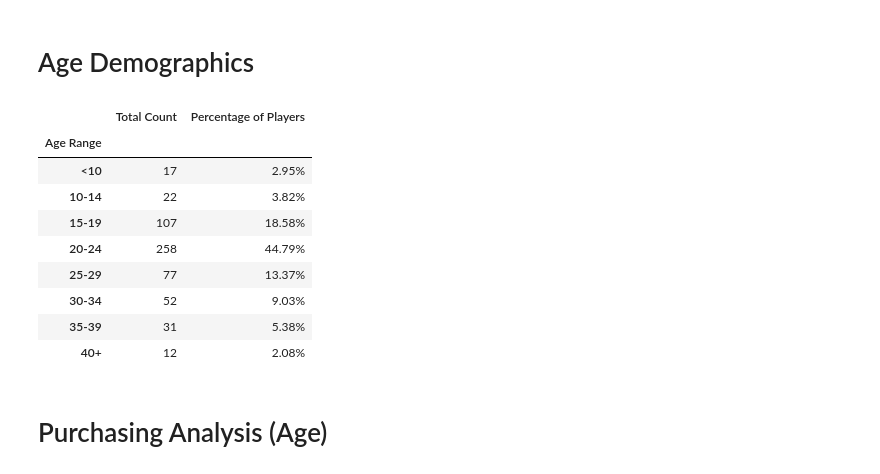
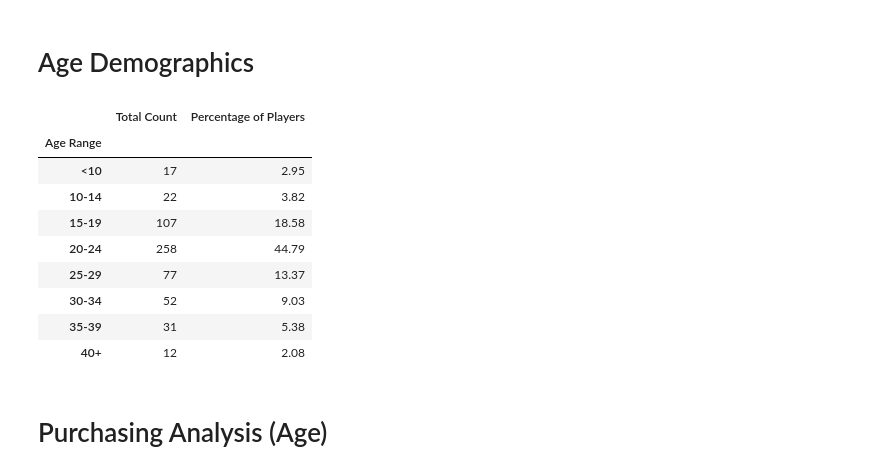
Before and after one commit to IIVIIIII/Heroes_of_Pymoli, a Jupyter notebook: HeroesOfPymoli/HeroesOfPymoli.ipynb, the cells around one changed output. Cells and saved outputs as stored; diff of their text form; code cells hidden in the pictures.

```diff
--- a/HeroesOfPymoli/HeroesOfPymoli.ipynb
+++ b/HeroesOfPymoli/HeroesOfPymoli.ipynb
@@ -131,49 +131,49 @@ to_10_df = hop_df.loc[hop_df["Age Range"] == "<10",:]
 to_14_df = hop_df.loc[hop_df["Age Range"] == "10-14",:]
 to_19_df = hop_df.loc[hop_df["Age Range"] == "15-19",:]
 to_24_df = hop_df.loc[hop_df["Age Range"] == "20-24",:]
 to_29_df = hop_df.loc[hop_df["Age Range"] == "25-29",:]
 to_34_df = hop_df.loc[hop_df["Age Range"] == "30-34",:]
 to_39_df = hop_df.loc[hop_df["Age Range"] == "35-39",:]
 over_39_df = hop_df.loc[hop_df["Age Range"] == "40+",:]
 
 # calculate number of players in each age range
 to_10_count = len(to_10_df["SN"].unique())
 to_14_count = len(to_14_df["SN"].unique())
 to_19_count = len(to_19_df["SN"].unique())
 to_24_count = len(to_24_df["SN"].unique())
 to_29_count = len(to_29_df["SN"].unique())
 to_34_count = len(to_34_df["SN"].unique())
 to_39_count = len(to_39_df["SN"].unique())
 over_39_count = len(over_39_df["SN"].unique())
 
 # calculate number of players of each age class as a percentage of all players
 to_10_percent = round(to_10_count/total_players*100, 2)
-to_14_percent = round(to_14_count/total_players
-to_19_percent = round(to_19_count/total_players
-to_24_percent = round(to_24_count/total_players
-to_29_percent = round(to_29_count/total_players
-to_34_percent = round(to_34_count/total_players
-to_39_percent = round(to_39_count/total_players
-over_39_percent = over_39_count/total_players
+to_14_percent = round(to_14_count/total_players*100, 2)
+to_19_percent = round(to_19_count/total_players*100, 2)
+to_24_percent = round(to_24_count/total_players*100, 2)
+to_29_percent = round(to_29_count/total_players*100, 2)
+to_34_percent = round(to_34_count/total_players*100, 2)
+to_39_percent = round(to_39_count/total_players*100, 2)
+over_39_percent = round(over_39_count/total_players*100, 2)
 
 # create dataframe with calculated values (convert to percent format where appropriate)
 age_df = pd.DataFrame({"Age Range": ["<10", "10-14", "15-19", "20-24", "25-29", "30-34", "35-39", "40+"],
               "Total Count": [to_10_count, to_14_count, to_19_count, to_24_count, to_29_count, to_34_count, to_39_count, over_39_count],
-              "Percentage of Players": ["{:.2%}".format(to_10_percent), "{:.2%}".format(to_14_percent), "{:.2%}".format(to_19_percent), "{:.2%}".format(to_24_percent), "{:.2%}".format(to_29_percent), "{:.2%}".format(to_34_percent), "{:.2%}".format(to_39_percent), "{:.2%}".format(over_39_percent)]})
+              "Percentage of Players": [to_10_percent, to_14_percent, to_19_percent, to_24_percent, to_29_percent, to_34_percent, to_39_percent, over_39_percent]})
 
 # set "Age Range" as index of dataframe
 age_df.set_index("Age Range")
 # %% [output]
 |  | Total Count | Percentage of Players |
 | Age Range |  |  |
-| <10 | 17 | 2.95% |
-| 10-14 | 22 | 3.82% |
-| 15-19 | 107 | 18.58% |
-| 20-24 | 258 | 44.79% |
-| 25-29 | 77 | 13.37% |
-| 30-34 | 52 | 9.03% |
-| 35-39 | 31 | 5.38% |
-| 40+ | 12 | 2.08% |
+| <10 | 17 | 2.95 |
+| 10-14 | 22 | 3.82 |
+| 15-19 | 107 | 18.58 |
+| 20-24 | 258 | 44.79 |
+| 25-29 | 77 | 13.37 |
+| 30-34 | 52 | 9.03 |
+| 35-39 | 31 | 5.38 |
+| 40+ | 12 | 2.08 |
 # %% [markdown]
 # Purchasing Analysis (Age)
 # %%
```
Also changed, not shown: parts of 1 cell of this notebook.
